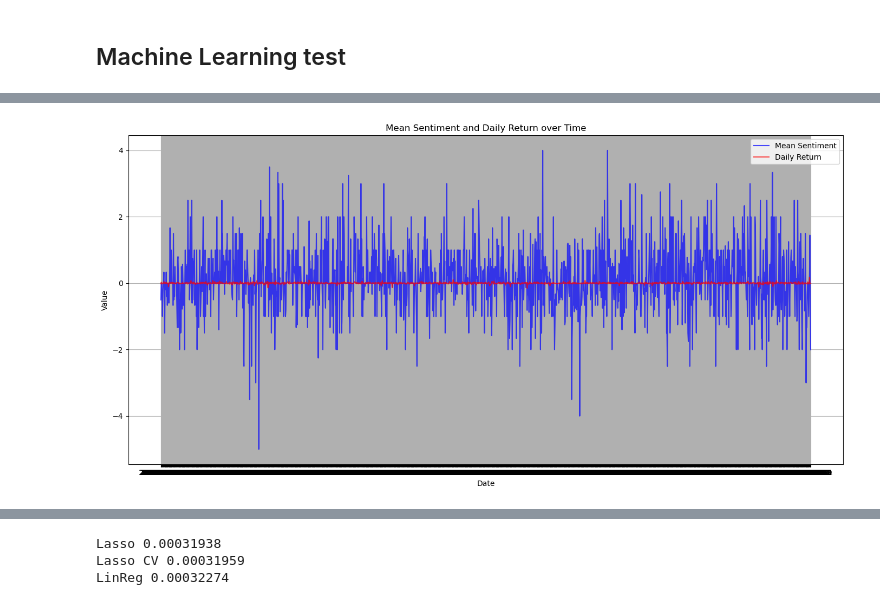
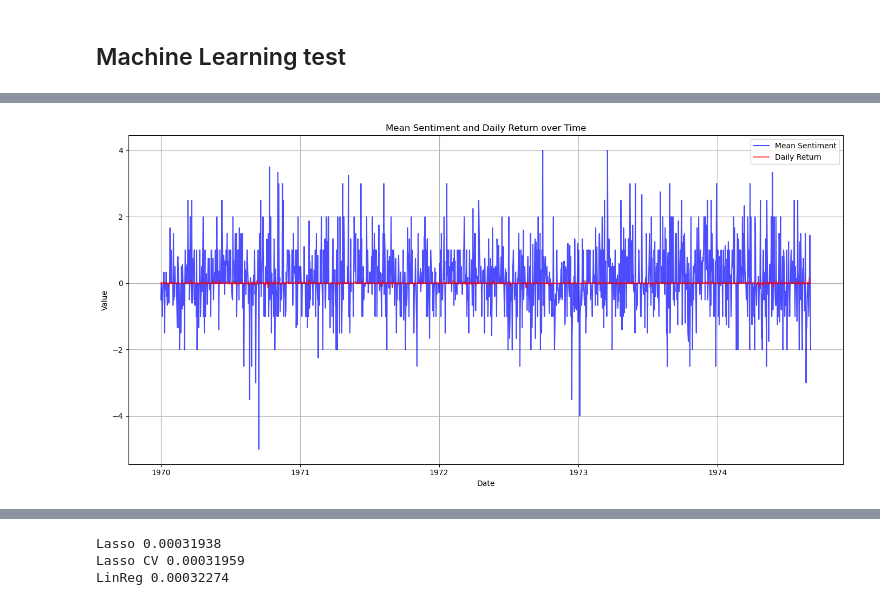
Before and after one commit to lealundjeppesen/kode_koner, a Jupyter notebook: PROJECT/ML test.ipynb, the cells around one changed output, grey strips where cells are left out. Drawn from its saved outputs; the diff is of its cells as text; code cells hidden in the pictures.

```diff
--- a/PROJECT/ML test.ipynb
+++ b/PROJECT/ML test.ipynb
@@ -19,5 +19,8 @@ from sklearn.model_selection import validation_curve
 ## IMPORTING THE CLEANED DATAFRAME
 df_final = pd.read_csv('./CSV/df_merged_clean.csv')
 #Print to ensure it is the right data frame
+
+df_final['Date'] = pd.to_datetime(df_final['Date'])
+df_final['log_vol'] = np.log(df_final['volume'])
 df_final
 # %% [output]
@@ -55,17 +104,25 @@ plt.show()
 # %%
+import matplotlib.dates as mdates
+
 plt.figure(figsize=(14, 7))
 
 # Plot Mean Sentiment
 plt.plot(df_final['Date'], df_final['mean'], label='Mean Sentiment', color='blue', alpha=0.7)
 # Plot Daily Return
 plt.plot(df_final['Date'], df_final['daily_return'], label='Daily Return', color='red', alpha=0.7)
 
 plt.title('Mean Sentiment and Daily Return over Time')
 plt.xlabel('Date')
 plt.ylabel('Value')
 plt.legend()
 plt.grid(True)
+
+# Set the x-axis to only show the year
+ax = plt.gca()  # Get the current axis
+ax.xaxis.set_major_locator(mdates.YearLocator())  # Set major ticks to be spaced one year apart
+ax.xaxis.set_major_formatter(mdates.DateFormatter('%Y'))  # Format the ticks to show only the year
+
 plt.tight_layout()
 plt.show()
 # %% [output]
-[figure, old version]
+[figure, new version]
```
Also changed, not shown: parts of 16 cells of this notebook, 9 other files.
